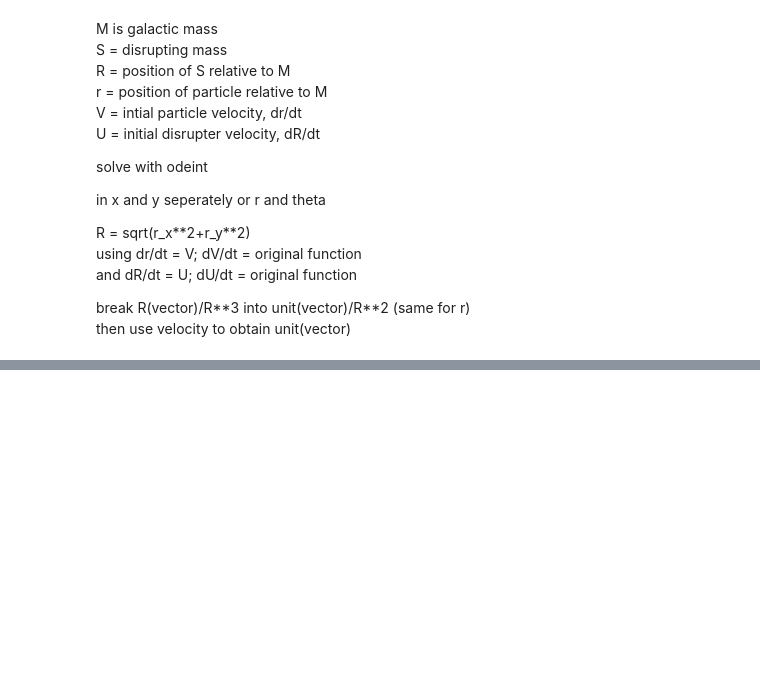
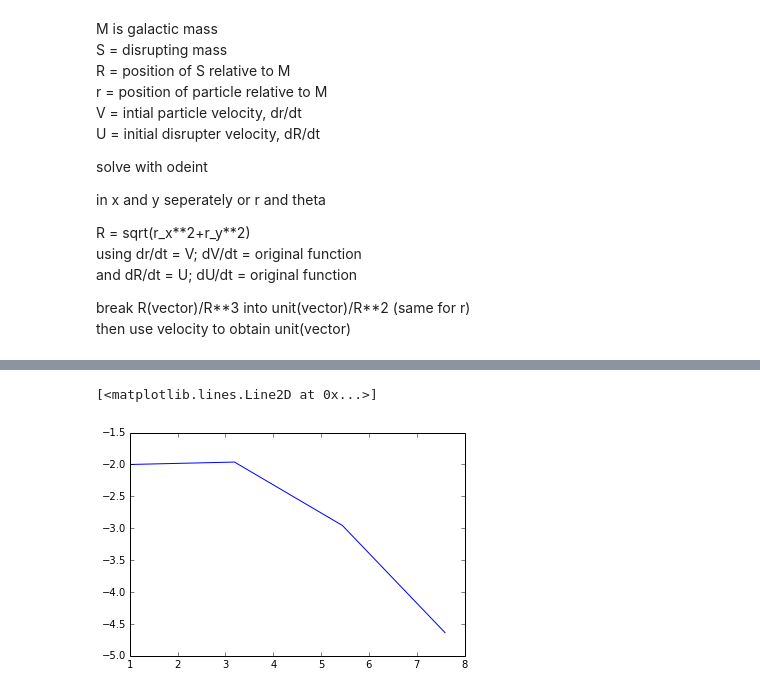
Before and after one commit to cspearso/PHYS202-S14, a Jupyter notebook: ProjectGalaxyMergers.ipynb, the cells around one changed output, grey strips where cells are left out. Cells and saved outputs as stored; diff of their text form; code cells hidden in the pictures; blank space fills up the shorter version.

```diff
--- a/ProjectGalaxyMergers.ipynb
+++ b/ProjectGalaxyMergers.ipynb
@@ -60,0 +66,31 @@ plt.plot(t,Solution[:,3])
+# %%
+def Test_point_creation(test):
+    def rderiv(r_current, t):
+
+        gamma = 1
+        M = 1
+        S = 1
+
+        rx = r_current[0]
+        vx = r_current[1]
+        ry = r_current[2]
+        vy = r_current[3]
+
+        drx = vx
+        dvx = -gamma*(M*rx/((np.sqrt(rx**2+ry**2))**3) - \
+                      (S*(Rx[t]-rx)/((np.sqrt(Rx[t]**2+Ry[t]**2)-np.sqrt(rx**2+ry**2))**3)) + \
+                      (S*Rx[t]/((np.sqrt(Rx[t]**2+Ry[t]**2))**3)))
+
+        dry = vy
+        dvy = -gamma*(M*ry/((np.sqrt(rx**2+ry**2))**3) - \
+                      (S*(Ry[t]-ry)/((np.sqrt(Rx[t]**2+Ry[t]**2)-np.sqrt(rx**2+ry**2))**3)) + \
+                      (S*Ry[t]/((np.sqrt(Rx[t]**2+Ry[t]**2))**3)))
+
+        return np.array([ drx, dvx, dry, dvy ])
+    return odeint(rderiv, test, t)
+b = np.array([1,2,-2,1])
+a = Test_point_creation(b)
+plt.plot(a[:,0],a[:,2])
+# %% [output]
+[<matplotlib.lines.Line2D at 0x...>]
+[figure, added]
```
Also changed, not shown: parts of 5 cells of this notebook, 1 other file.
